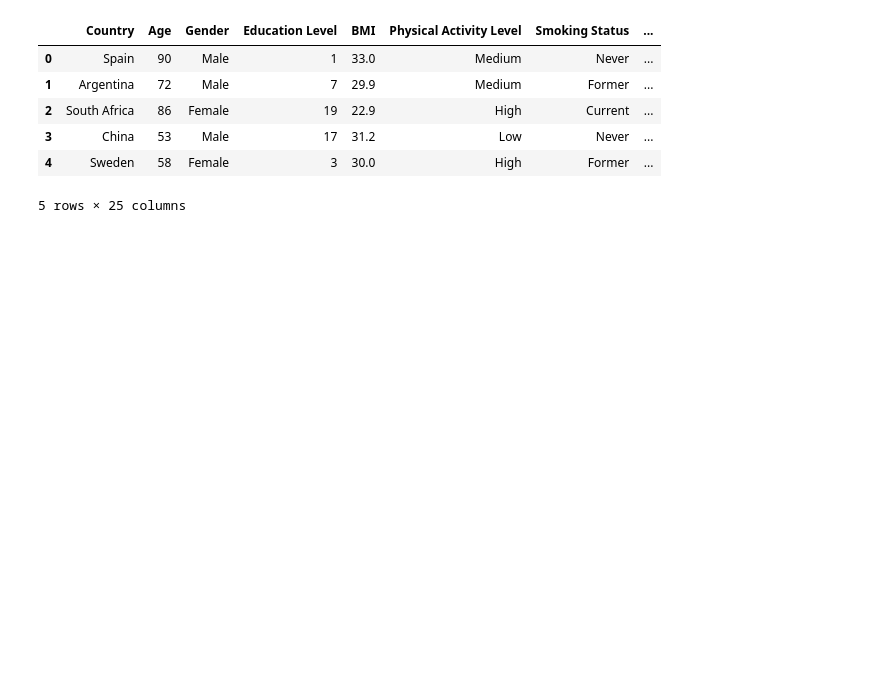
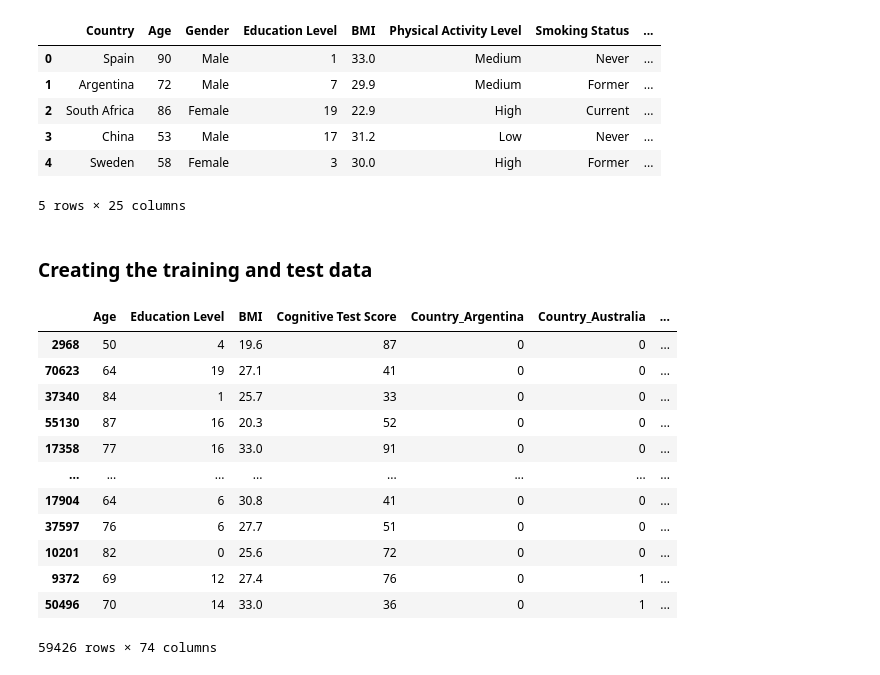
Before and after one commit to austinkirwin/public-projects, a Jupyter notebook: Python_projects/Alzheimers_Predictive_Model.ipynb, the cells around one changed output. Saved outputs shown, nothing was run; the diff lists cells and outputs as text; code cells hidden in the pictures; blank space fills up the shorter version.

```diff
--- a/Python_projects/Alzheimers_Predictive_Model.ipynb
+++ b/Python_projects/Alzheimers_Predictive_Model.ipynb
@@ -39,3 +39,34 @@ alzheimers_data.head()
 | 3 | China | 53 | Male | 17 | 31.2 | Low | Never | ... |
 | 4 | Sweden | 58 | Female | 3 | 30.0 | High | Former | ... |
 5 rows × 25 columns
+# %% [markdown]
+### Creating the training and test data
+# %%
+alzheimers_data_encoded = pd.get_dummies(alzheimers_data, dtype = int) # Because our data has many qualitative variables, they need to be one-hot encoded to ensure our neural network runs properly
+# %%
+# Since we only need either "Alzheimer's Diagnosis_No" or "Alzheimer's Diagnosis_Yes"... I will be dropping "Alzheimer's Diagnosis_No" from the data sets
+
+alzheimers_data_encoded = alzheimers_data_encoded.drop("Alzheimer’s Diagnosis_No", axis = 1)
+
+
+# Now I will separate the explanatory variables with what we actually want to predict i.e. the alzheimer's diagnosis
+
+alzheimer_expvar = alzheimers_data_encoded.drop("Alzheimer’s Diagnosis_Yes", axis = 1)
+diagnosis = alzheimers_data_encoded['Alzheimer’s Diagnosis_Yes']
+# %%
+alzheimer_train_expvar, alzheimer_test_expvar, diagnosis_train, diagnosis_test = train_test_split(alzheimer_expvar, diagnosis, test_size=.2, random_state=10) # splitting the data into a training and test data set
+alzheimer_train_expvar
+# %% [output]
+|  | Age | Education Level | BMI | Cognitive Test Score | Country_Argentina | Country_Australia | ... |
+| 2968 | 50 | 4 | 19.6 | 87 | 0 | 0 | ... |
+| 70623 | 64 | 19 | 27.1 | 41 | 0 | 0 | ... |
+| 37340 | 84 | 1 | 25.7 | 33 | 0 | 0 | ... |
+| 55130 | 87 | 16 | 20.3 | 52 | 0 | 0 | ... |
+| 17358 | 77 | 16 | 33.0 | 91 | 0 | 0 | ... |
+| ... | ... | ... | ... | ... | ... | ... | ... |
+| 17904 | 64 | 6 | 30.8 | 41 | 0 | 0 | ... |
+| 37597 | 76 | 6 | 27.7 | 51 | 0 | 0 | ... |
+| 10201 | 82 | 0 | 25.6 | 72 | 0 | 0 | ... |
+| 9372 | 69 | 12 | 27.4 | 76 | 0 | 1 | ... |
+| 50496 | 70 | 14 | 33.0 | 36 | 0 | 1 | ... |
+59426 rows × 74 columns
```
Also changed, not shown: parts of 4 cells of this notebook.
